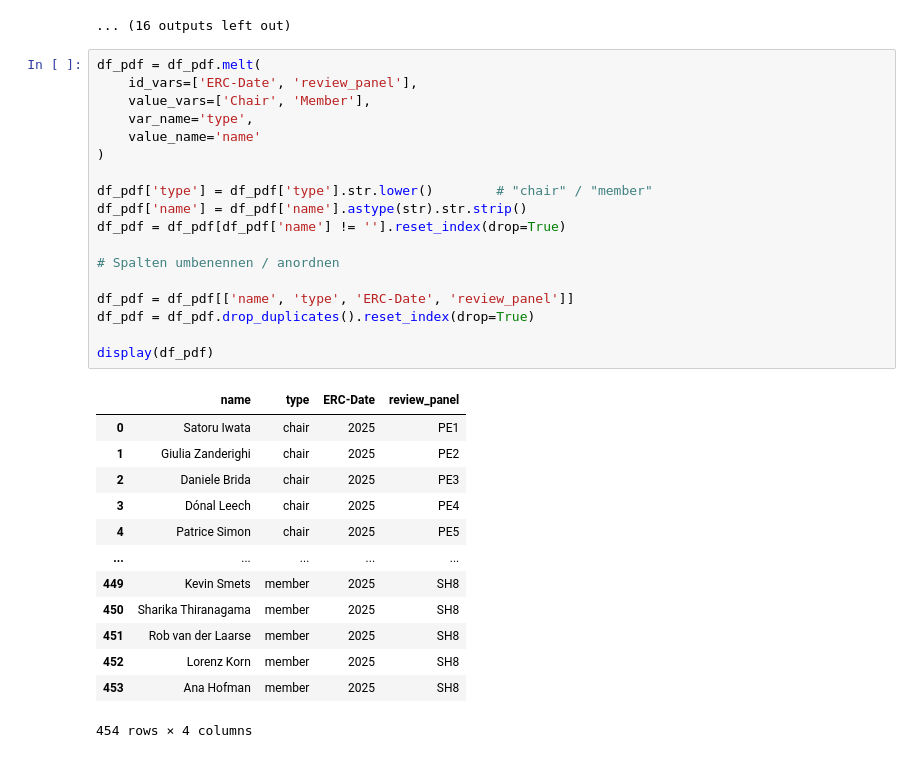
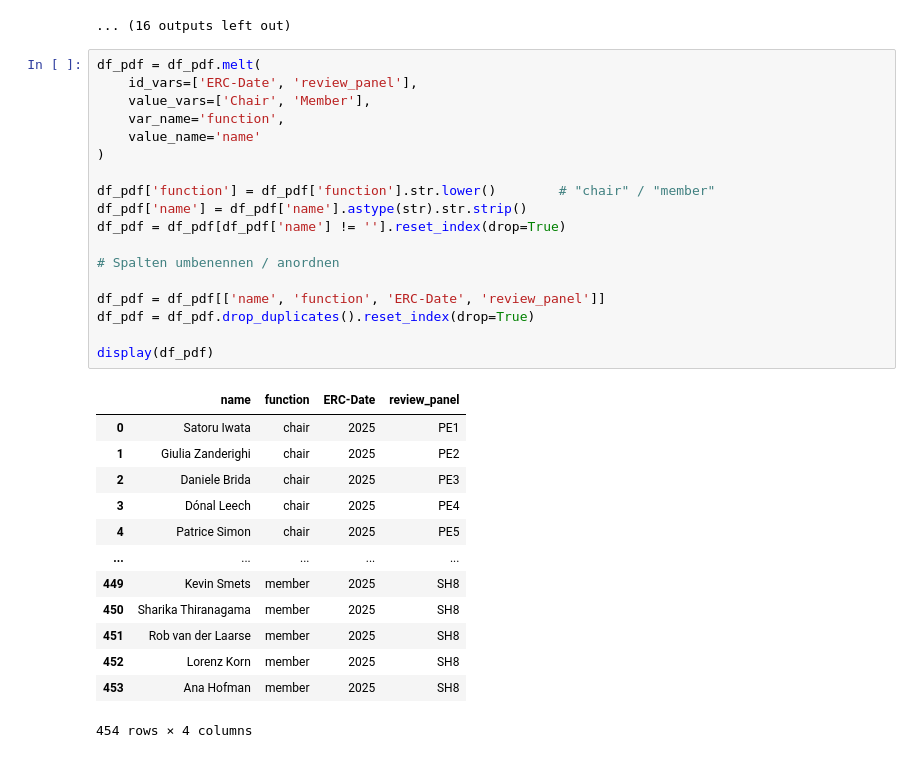
Before and after one commit to RATFIVE/GEOMAR-ERC, a Jupyter notebook: notebooks/test_extracting_data_pdf.ipynb, the cells around one changed output. Saved outputs shown, nothing was run; the diff lists cells and outputs as text.

```diff
--- a/notebooks/test_extracting_data_pdf.ipynb
+++ b/notebooks/test_extracting_data_pdf.ipynb
@@ -259,23 +259,23 @@ for chair in df_pdf['Chair'].unique():
 # %%
 df_pdf = df_pdf.melt(
     id_vars=['ERC-Date', 'review_panel'],
     value_vars=['Chair', 'Member'],
-    var_name='type',
+    var_name='function',
     value_name='name'
 )
 
-df_pdf['type'] = df_pdf['type'].str.lower()        # "chair" / "member"
+df_pdf['function'] = df_pdf['function'].str.lower()        # "chair" / "member"
 df_pdf['name'] = df_pdf['name'].astype(str).str.strip()
 df_pdf = df_pdf[df_pdf['name'] != ''].reset_index(drop=True)
 
 # Spalten umbenennen / anordnen
 
-df_pdf = df_pdf[['name', 'type', 'ERC-Date', 'review_panel']]
+df_pdf = df_pdf[['name', 'function', 'ERC-Date', 'review_panel']]
 df_pdf = df_pdf.drop_duplicates().reset_index(drop=True)
 
 display(df_pdf)
 # %% [output]
-|  | name | type | ERC-Date | review_panel |
+|  | name | function | ERC-Date | review_panel |
 | 0 | Satoru Iwata | chair | 2025 | PE1 |
 | 1 | Giulia Zanderighi | chair | 2025 | PE2 |
 | 2 | Daniele Brida | chair | 2025 | PE3 |
```
Also changed, not shown: parts of 3 cells of this notebook.
